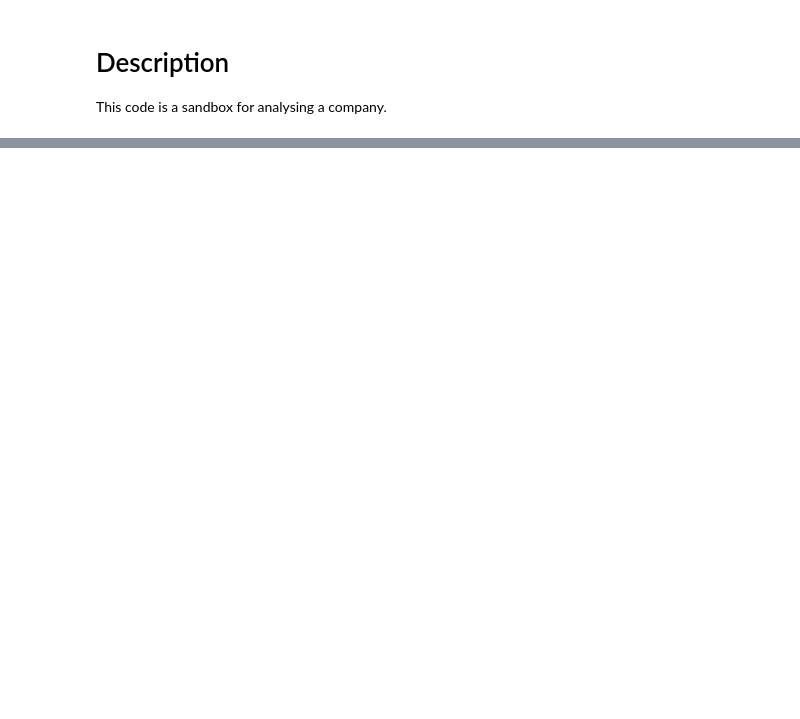
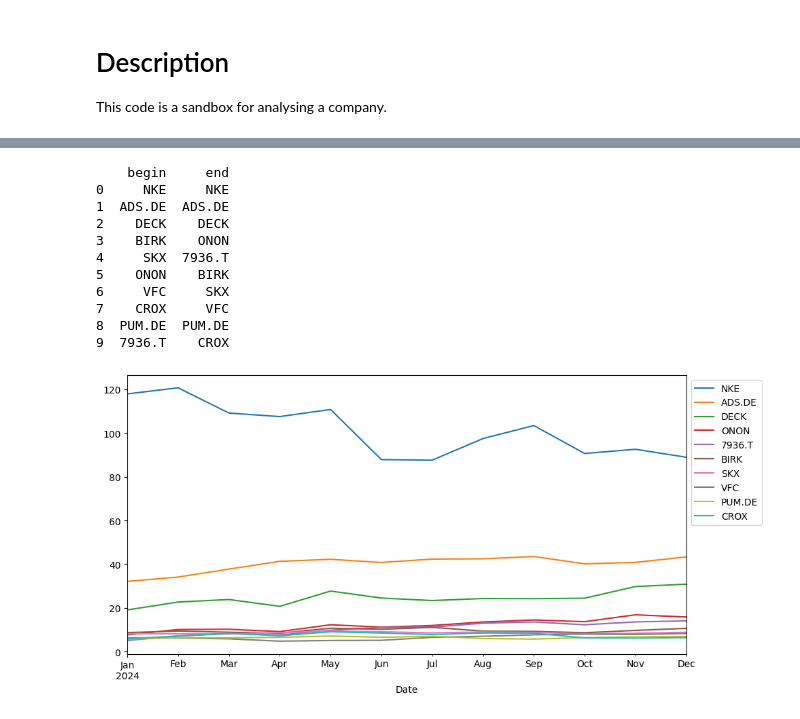
Before and after one commit to dineshthogulua/finance, a Jupyter notebook: demos/company_analysis.ipynb, the cells around one changed output, grey strips where cells are left out. Saved outputs shown, nothing was run; the diff lists cells and outputs as text; code cells hidden in the pictures; blank space fills up the shorter version.

```diff
--- a/demos/company_analysis.ipynb
+++ b/demos/company_analysis.ipynb
@@ -114,0 +38,6 @@ df2.head(10)
+# %%
+ticker_list = ["NKE", "ADS.DE", "DECK", "ONON", "7936.T", "SKX", "BIRK", "VFC", "PUM.DE", "CROX"]
+start_date="2024-01-01"
+end_date = "2025-01-01"
+prices = yf.download(ticker_list, start=start_date, end=end_date, interval="1mo", progress=False)['Adj Close']
+print(prices.head())
@@ -114,0 +59,10 @@ df2.head(10)
+# %%
+mcap = pd.DataFrame(index=prices.index, columns=prices.columns)
+for ticker in ticker_list:
+    stock = yf.Ticker(ticker)
+    shares = int(stock.info.get("sharesOutstanding"))
+    currency = stock.info.get("currency")
+    xrate = float(yf.Ticker("USD{}=X".format(currency)).info.get('previousClose'))
+    mcap.loc[:,ticker] = np.round(prices.loc[:,ticker]*(shares/xrate/1E9),3)
+
+pprint(mcap.head())
@@ -114,0 +77,27 @@ df2.head(10)
+# %%
+begin_ynames = list(mcap.iloc[0].sort_values(ascending=False).index)
+end_ynames = list(mcap.iloc[-1].sort_values(ascending=False).index)
+
+mcapv = mcap[mcap.iloc[-1].sort_values(ascending=False).index]
+
+fig,ax = plt.subplots(1,1,figsize=(10,5))
+mcapv.plot(ax=ax)
+ax.legend(loc="upper left", bbox_to_anchor=(1,1))
+plt.tight_layout()
+
+# Display beginning and ending order
+mcaporders = pd.DataFrame({'begin':begin_ynames, 'end':end_ynames})
+pprint(mcaporders)
+# %% [output]
+    begin     end
+0     NKE     NKE
+1  ADS.DE  ADS.DE
+2    DECK    DECK
+3    BIRK    ONON
+4     SKX  7936.T
+5    ONON    BIRK
+6     VFC     SKX
+7    CROX     VFC
+8  PUM.DE  PUM.DE
+9  7936.T    CROX
+[figure, added]
```
Also changed, not shown: parts of 12 cells of this notebook, 5 other files.
